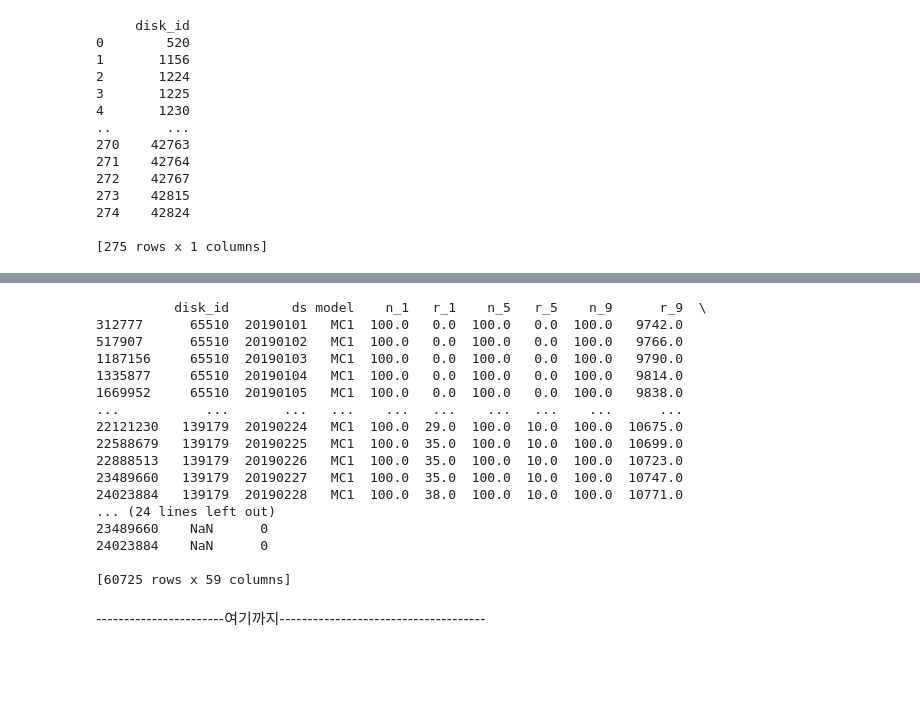
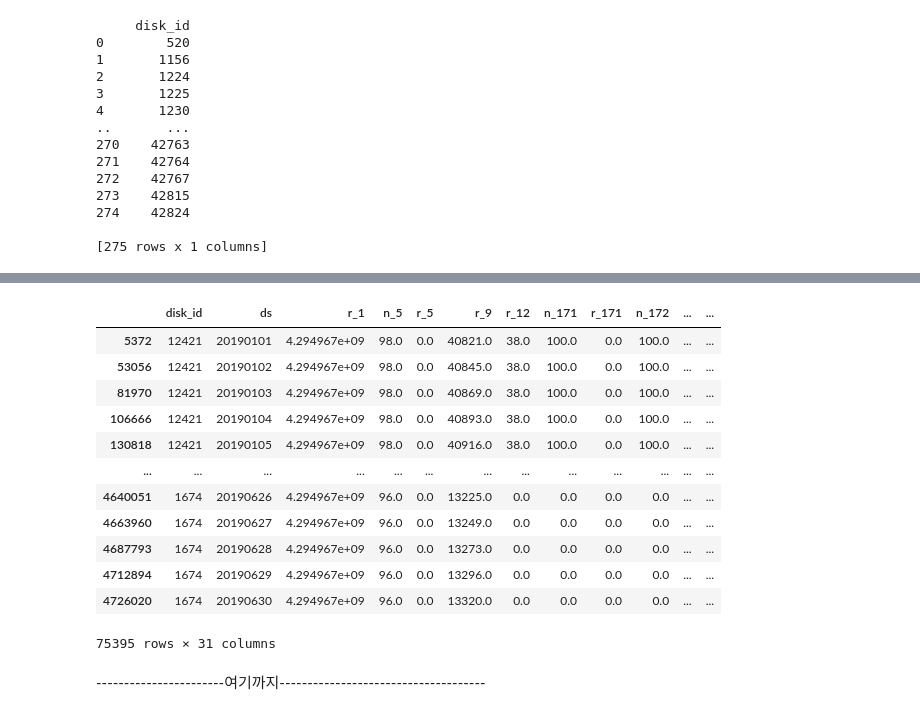
Before and after one commit to passion3659/ssd-failure, a Jupyter notebook: Bongjun.ipynb, the cells around one changed output, grey strips where cells are left out. Cells and saved outputs as stored; diff of their text form; code cells hidden in the pictures; blank space fills up the shorter version.

```diff
--- a/Bongjun.ipynb
+++ b/Bongjun.ipynb
@@ -284,35 +340,31 @@ final_df2 = final_df2.sort_values(by=['model', 'disk_id', 'ds'])
 # %%
 # final_df와 final_df2를 합칩니다.
-combined_df = pd.concat([final_df, final_df2])
+final_df = pd.concat([processed_label_1, selecetd_label_0])
 
 # model, disk_id, date를 기준으로 그룹화하고 shuffle합니다.
-grouped = combined_df.groupby(['model', 'disk_id'])
+grouped = final_df.groupby(['disk_id'])
 shuffled_groups = random.sample(list(grouped), len(grouped))
 
 # 진행 상황을 표시하기 위해 tqdm 사용
 shuffled_df = pd.DataFrame()
 for _, group in tqdm(shuffled_groups):
     shuffled_df = pd.concat([shuffled_df, group])
 
 # 최종 결과를 출력합니다.
-print(shuffled_df)
+shuffled_df
 # %% [output]
+|  | disk_id | ds | r_1 | n_5 | r_5 | r_9 | r_12 | n_171 | r_171 | n_172 | ... | ... |
+| 5372 | 12421 | 20190101 | 4.294967e+09 | 98.0 | 0.0 | 40821.0 | 38.0 | 100.0 | 0.0 | 100.0 | ... | ... |
+| 53056 | 12421 | 20190102 | 4.294967e+09 | 98.0 | 0.0 | 40845.0 | 38.0 | 100.0 | 0.0 | 100.0 | ... | ... |
+| 81970 | 12421 | 20190103 | 4.294967e+09 | 98.0 | 0.0 | 40869.0 | 38.0 | 100.0 | 0.0 | 100.0 | ... | ... |
+| 106666 | 12421 | 20190104 | 4.294967e+09 | 98.0 | 0.0 | 40893.0 | 38.0 | 100.0 | 0.0 | 100.0 | ... | ... |
+| 130818 | 12421 | 20190105 | 4.294967e+09 | 98.0 | 0.0 | 40916.0 | 38.0 | 100.0 | 0.0 | 100.0 | ... | ... |
+| ... | ... | ... | ... | ... | ... | ... | ... | ... | ... | ... | ... | ... |
+| 4640051 | 1674 | 20190626 | 4.294967e+09 | 96.0 | 0.0 | 13225.0 | 0.0 | 0.0 | 0.0 | 0.0 | ... | ... |
+| 4663960 | 1674 | 20190627 | 4.294967e+09 | 96.0 | 0.0 | 13249.0 | 0.0 | 0.0 | 0.0 | 0.0 | ... | ... |
+| 4687793 | 1674 | 20190628 | 4.294967e+09 | 96.0 | 0.0 | 13273.0 | 0.0 | 0.0 | 0.0 | 0.0 | ... | ... |
+| 4712894 | 1674 | 20190629 | 4.294967e+09 | 96.0 | 0.0 | 13296.0 | 0.0 | 0.0 | 0.0 | 0.0 | ... | ... |
+| 4726020 | 1674 | 20190630 | 4.294967e+09 | 96.0 | 0.0 | 13320.0 | 0.0 | 0.0 | 0.0 | 0.0 | ... | ... |
-          disk_id        ds model    n_1   r_1    n_5   r_5    n_9      r_9  \
-312777      65510  20190101   MC1  100.0   0.0  100.0   0.0  100.0   9742.0
-517907      65510  20190102   MC1  100.0   0.0  100.0   0.0  100.0   9766.0
-1187156     65510  20190103   MC1  100.0   0.0  100.0   0.0  100.0   9790.0
-1335877     65510  20190104   MC1  100.0   0.0  100.0   0.0  100.0   9814.0
-1669952     65510  20190105   MC1  100.0   0.0  100.0   0.0  100.0   9838.0
-...           ...       ...   ...    ...   ...    ...   ...    ...      ...
-22121230   139179  20190224   MC1  100.0  29.0  100.0  10.0  100.0  10675.0
-22588679   139179  20190225   MC1  100.0  35.0  100.0  10.0  100.0  10699.0
-22888513   139179  20190226   MC1  100.0  35.0  100.0  10.0  100.0  10723.0
-23489660   139179  20190227   MC1  100.0  35.0  100.0  10.0  100.0  10747.0
-24023884   139179  20190228   MC1  100.0  38.0  100.0  10.0  100.0  10771.0
-... (24 lines left out)
-23489660    NaN      0
-24023884    NaN      0
-
-[60725 rows x 59 columns]
+75395 rows × 31 columns
 # %%
 shuffled_df.to_csv('../ssd_data/final_data/final_data_MA1.csv',index=False)
```
Also changed, not shown: parts of 7 cells of this notebook, 1 other file.
